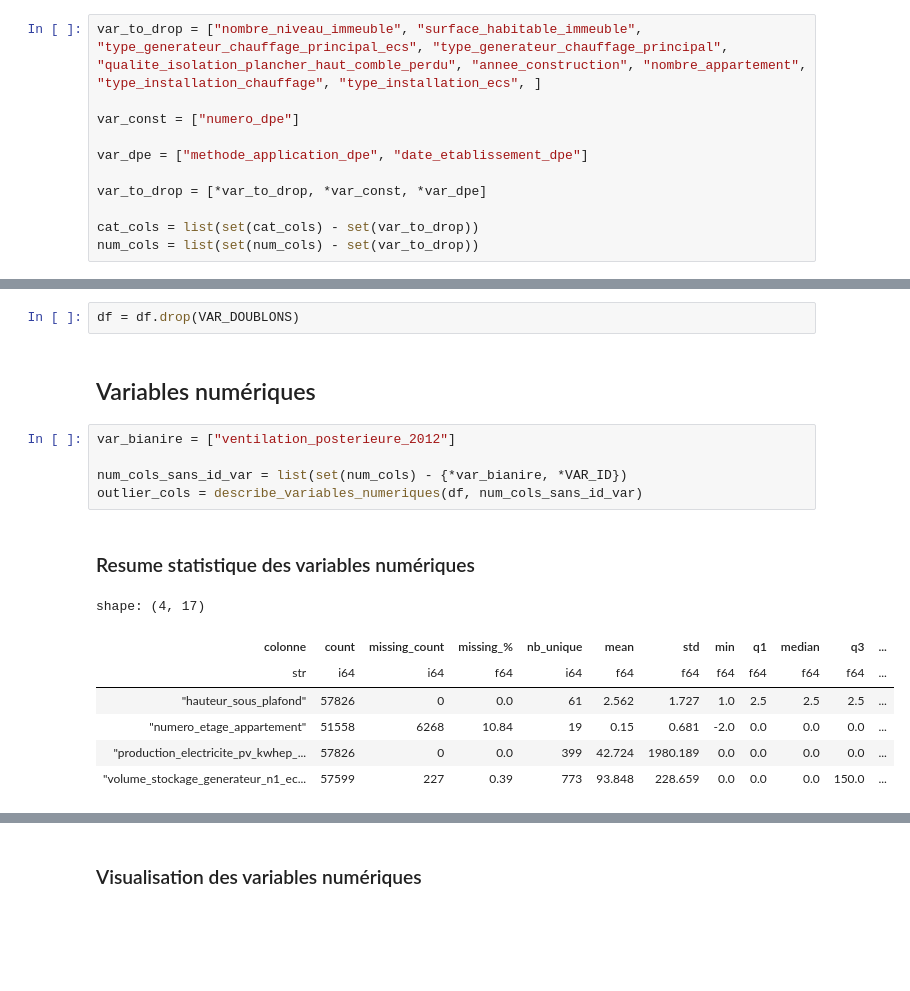
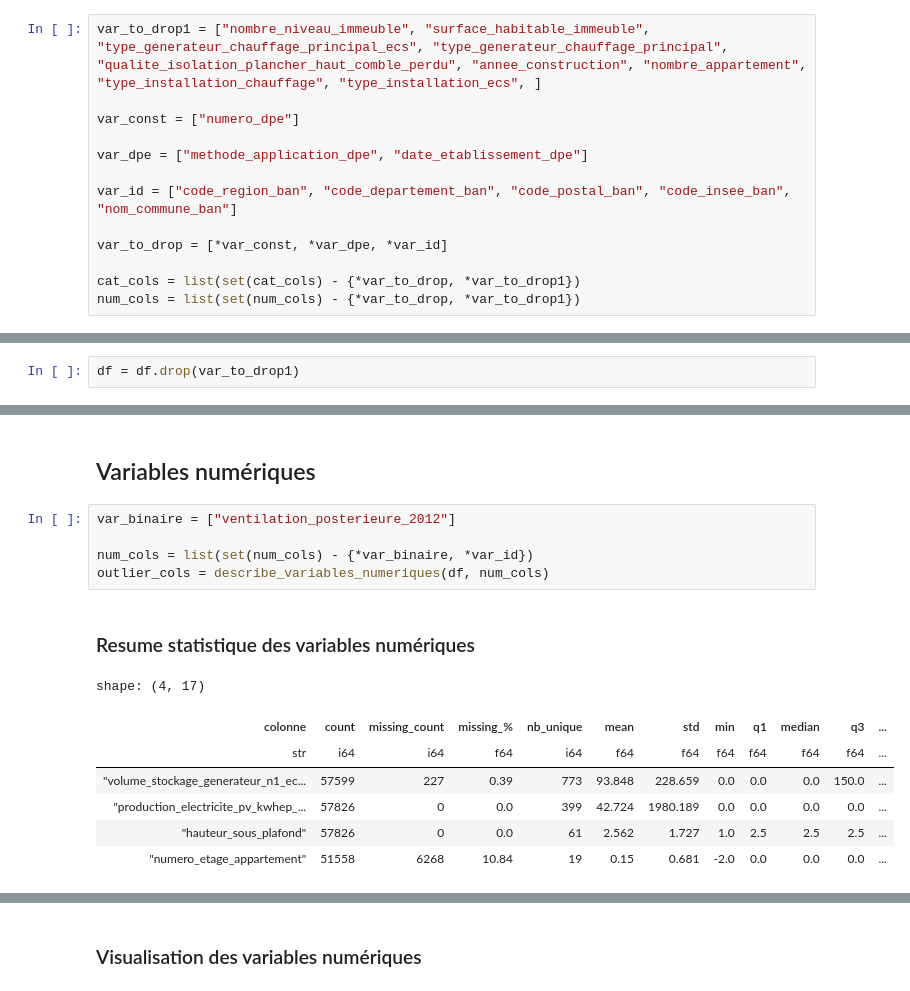
Before and after one commit to Bad-Ben-04/predict-energy-class-dpe, a Jupyter notebook: main.py.ipynb, the cells around one changed output, grey strips where cells are left out. Saved outputs shown, nothing was run; the diff lists cells and outputs as text; blank space fills up the shorter version.

```diff
--- a/main.py.ipynb
+++ b/main.py.ipynb
@@ -129,13 +139,15 @@ shape: (46, 5)
 # %% [markdown]
 # Première suppression de variables
 # %%
-var_to_drop = ["nombre_niveau_immeuble", "surface_habitable_immeuble", "type_generateur_chauffage_principal_ecs", "type_generateur_chauffage_principal", "qualite_isolation_plancher_haut_comble_perdu", "annee_construction", "nombre_appartement", "type_installation_chauffage", "type_installation_ecs", ]
+var_to_drop1 = ["nombre_niveau_immeuble", "surface_habitable_immeuble", "type_generateur_chauffage_principal_ecs", "type_generateur_chauffage_principal", "qualite_isolation_plancher_haut_comble_perdu", "annee_construction", "nombre_appartement", "type_installation_chauffage", "type_installation_ecs", ]
 
 var_const = ["numero_dpe"]
 
 var_dpe = ["methode_application_dpe", "date_etablissement_dpe"]
 
-var_to_drop = [*var_to_drop, *var_const, *var_dpe]
+var_id = ["code_region_ban", "code_departement_ban", "code_postal_ban", "code_insee_ban", "nom_commune_ban"]
 
-cat_cols = list(set(cat_cols) - set(var_to_drop))
-num_cols = list(set(num_cols) - set(var_to_drop))
+var_to_drop = [*var_const, *var_dpe, *var_id]
+
+cat_cols = list(set(cat_cols) - {*var_to_drop, *var_to_drop1})
+num_cols = list(set(num_cols) - {*var_to_drop, *var_to_drop1})
@@ -147 +154,3 @@ df.shape
+# %%
+df = df.drop(var_to_drop1)
 # %%
@@ -270,21 +278,19 @@ plot_pareto_modalites(df, col="type_energie_principale_chauffage", top_n=7)
 # %% [output]
 [figure]
 WindowsPath('src/plots/cat/pareto_type_energie_principale_chauffage.png')
-# %%
-df = df.drop(VAR_DOUBLONS)
 # %% [markdown]
 ## Variables numériques
 # %%
-var_bianire = ["ventilation_posterieure_2012"]
+var_binaire = ["ventilation_posterieure_2012"]
 
-num_cols_sans_id_var = list(set(num_cols) - {*var_bianire, *VAR_ID})
-outlier_cols = describe_variables_numeriques(df, num_cols_sans_id_var)
+num_cols = list(set(num_cols) - {*var_binaire, *var_id})
+outlier_cols = describe_variables_numeriques(df, num_cols)
 # %% [output]
 ### Resume statistique des variables numériques
 shape: (4, 17)
 | colonne | count | missing_count | missing_% | nb_unique | mean | std | min | q1 | median | q3 | ... |
 | str | i64 | i64 | f64 | i64 | f64 | f64 | f64 | f64 | f64 | f64 | ... |
+| "volume_stockage_generateur_n1_ec... | 57599 | 227 | 0.39 | 773 | 93.848 | 228.659 | 0.0 | 0.0 | 0.0 | 150.0 | ... |
+| "production_electricite_pv_kwhep_... | 57826 | 0 | 0.0 | 399 | 42.724 | 1980.189 | 0.0 | 0.0 | 0.0 | 0.0 | ... |
 | "hauteur_sous_plafond" | 57826 | 0 | 0.0 | 61 | 2.562 | 1.727 | 1.0 | 2.5 | 2.5 | 2.5 | ... |
 | "numero_etage_appartement" | 51558 | 6268 | 10.84 | 19 | 0.15 | 0.681 | -2.0 | 0.0 | 0.0 | 0.0 | ... |
-| "production_electricite_pv_kwhep_... | 57826 | 0 | 0.0 | 399 | 42.724 | 1980.189 | 0.0 | 0.0 | 0.0 | 0.0 | ... |
-| "volume_stockage_generateur_n1_ec... | 57599 | 227 | 0.39 | 773 | 93.848 | 228.659 | 0.0 | 0.0 | 0.0 | 150.0 | ... |
```
Also changed, not shown: parts of 69 cells of this notebook, 14 other files.
